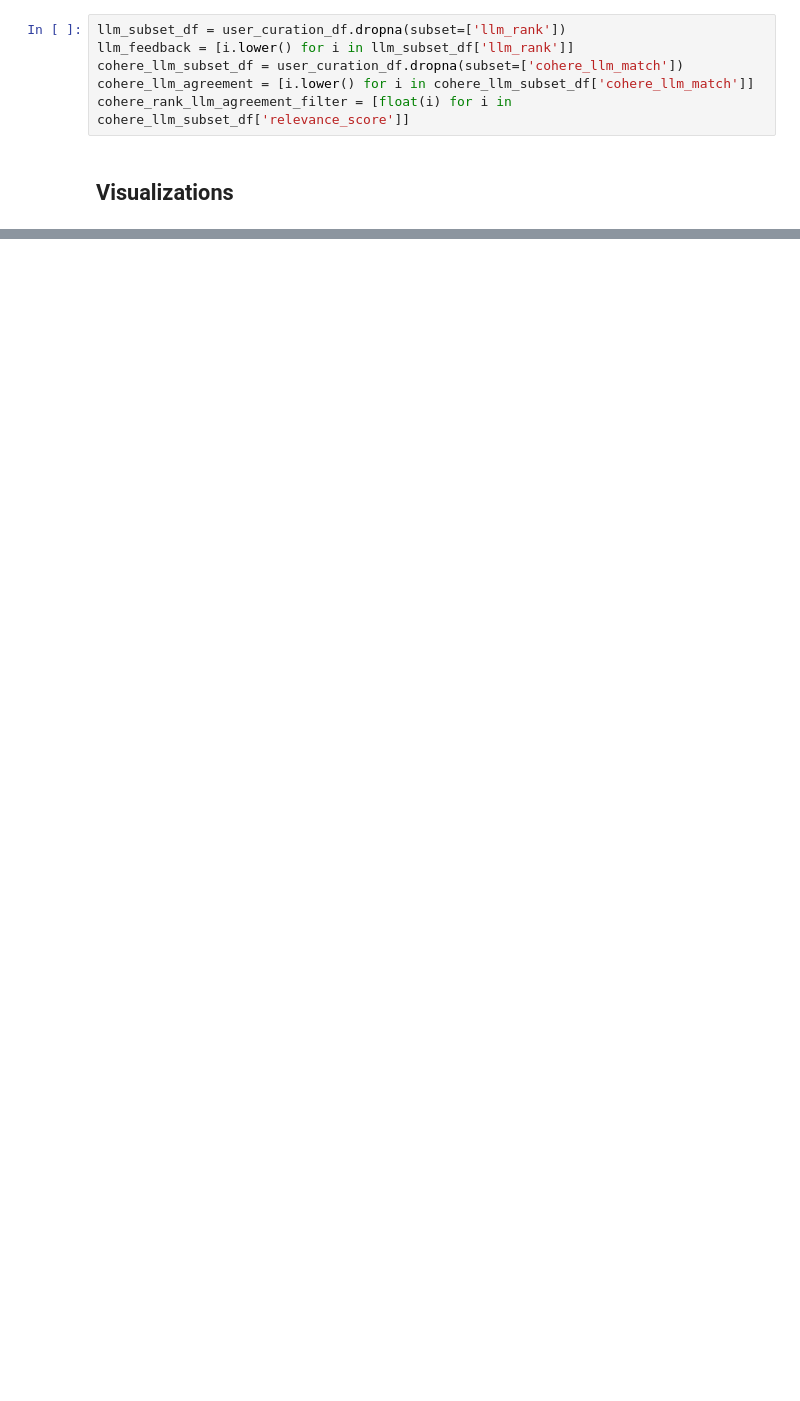
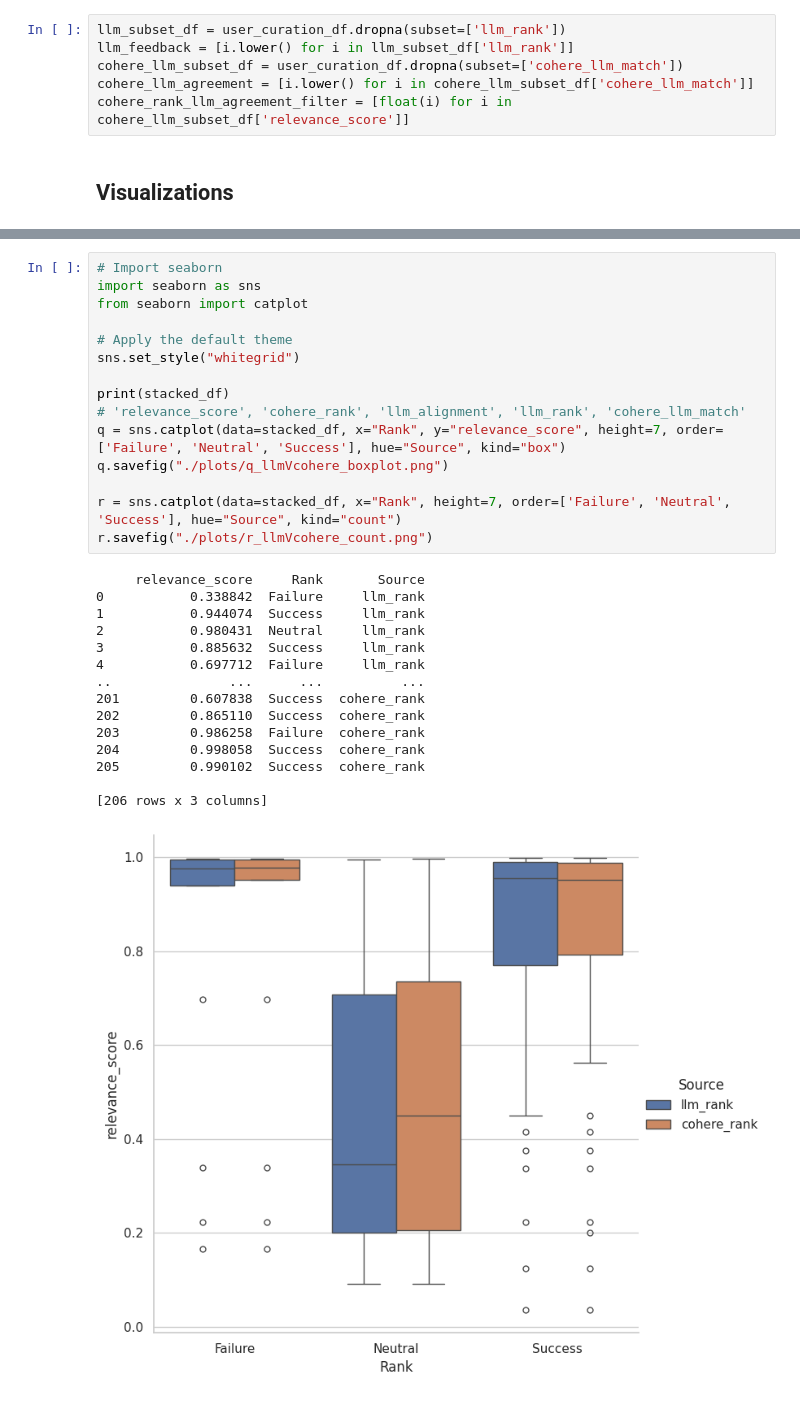
Before and after one commit to NCBI-Codeathons/mlxai-2024-team-beaumont, a Jupyter notebook: jupyter/notebooks/complete_workflow/evaluation/Eval.ipynb, the cells around one changed output, grey strips where cells are left out. Drawn from its saved outputs; the diff is of its cells as text; blank space fills up the shorter version.

```diff
--- a/jupyter/notebooks/complete_workflow/evaluation/Eval.ipynb
+++ b/jupyter/notebooks/complete_workflow/evaluation/Eval.ipynb
@@ -128,0 +312,31 @@ plt.show()
+# %%
+# Import seaborn
+import seaborn as sns
+from seaborn import catplot
+
+# Apply the default theme
+sns.set_style("whitegrid")
+
+print(stacked_df)
+# 'relevance_score', 'cohere_rank', 'llm_alignment', 'llm_rank', 'cohere_llm_match'
+q = sns.catplot(data=stacked_df, x="Rank", y="relevance_score", height=7, order=['Failure', 'Neutral', 'Success'], hue="Source", kind="box")
+q.savefig("./plots/q_llmVcohere_boxplot.png")
+
+r = sns.catplot(data=stacked_df, x="Rank", height=7, order=['Failure', 'Neutral', 'Success'], hue="Source", kind="count")
+r.savefig("./plots/r_llmVcohere_count.png")
+# %% [output]
+     relevance_score     Rank       Source
+0           0.338842  Failure     llm_rank
+1           0.944074  Success     llm_rank
+2           0.980431  Neutral     llm_rank
+3           0.885632  Success     llm_rank
+4           0.697712  Failure     llm_rank
+..               ...      ...          ...
+201         0.607838  Success  cohere_rank
+202         0.865110  Success  cohere_rank
+203         0.986258  Failure  cohere_rank
+204         0.998058  Success  cohere_rank
+205         0.990102  Success  cohere_rank
+
+[206 rows x 3 columns]
+[figure, added]
```
Also changed, not shown: parts of 18 cells of this notebook, 15 other files.
